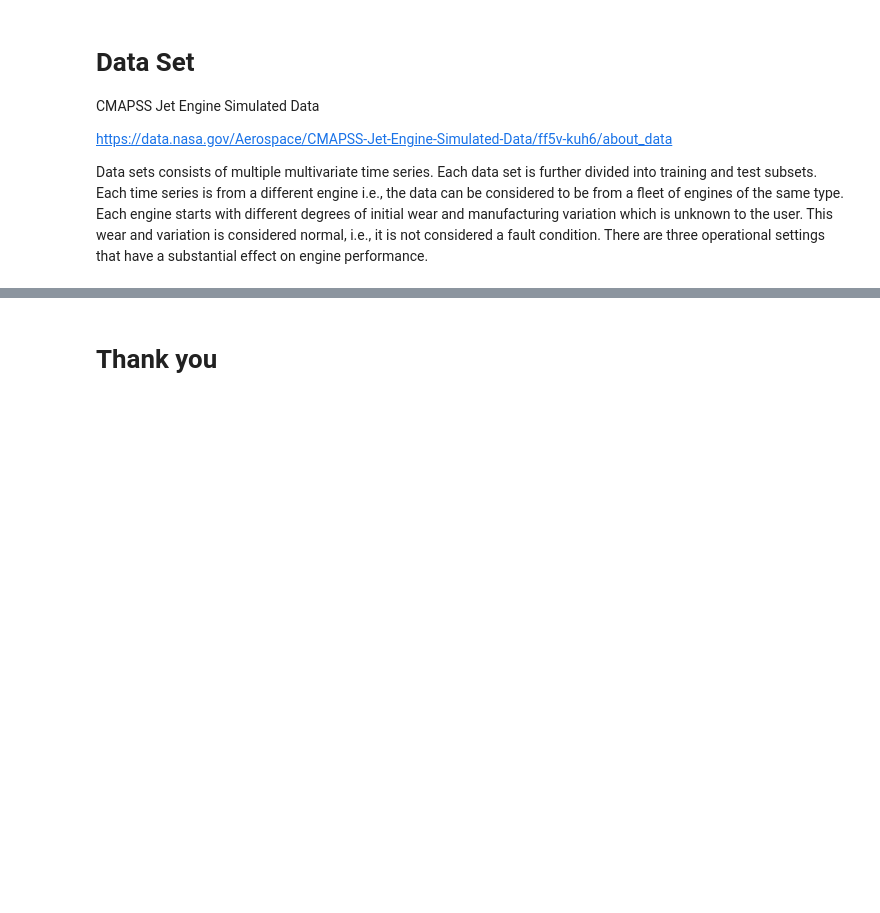
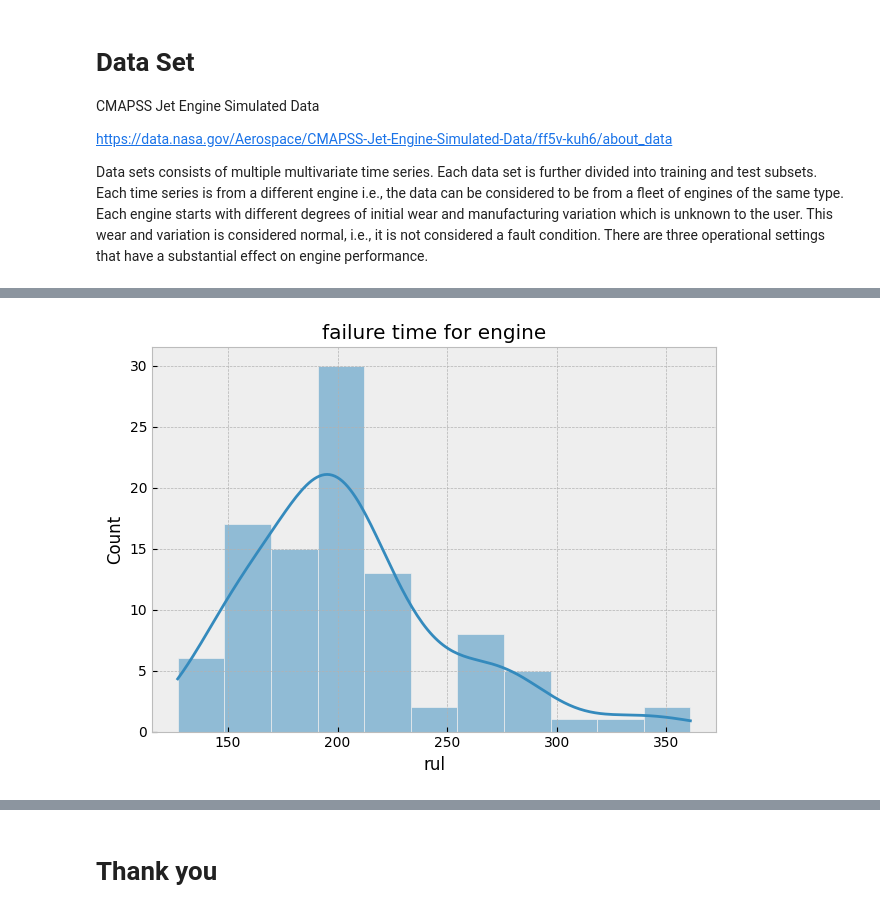
Before and after one commit to DmitryPavlyuk/ai-aviation-engineering, a Jupyter notebook: 02.PredictiveMaintenance/presentation2.1.NASA.ipynb, the cells around one changed output, grey strips where cells are left out. Cells and saved outputs as stored; diff of their text form; code cells hidden in the pictures; blank space fills up the shorter version.

```diff
--- a/02.PredictiveMaintenance/presentation2.1.NASA.ipynb
+++ b/02.PredictiveMaintenance/presentation2.1.NASA.ipynb
@@ -31,0 +222,6 @@ operable program or batch file.
+# %%
+sns.histplot(failure_time , kde=True)
+plt.title('failure time for engine')
+plt.tight_layout()
+# %% [output]
+[figure, added]
```
Also changed, not shown: parts of 19 cells of this notebook.
